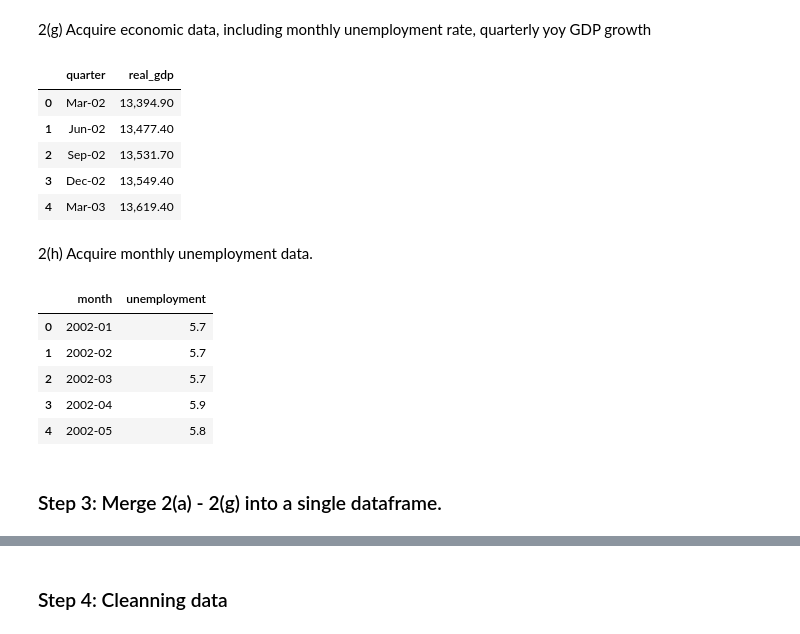
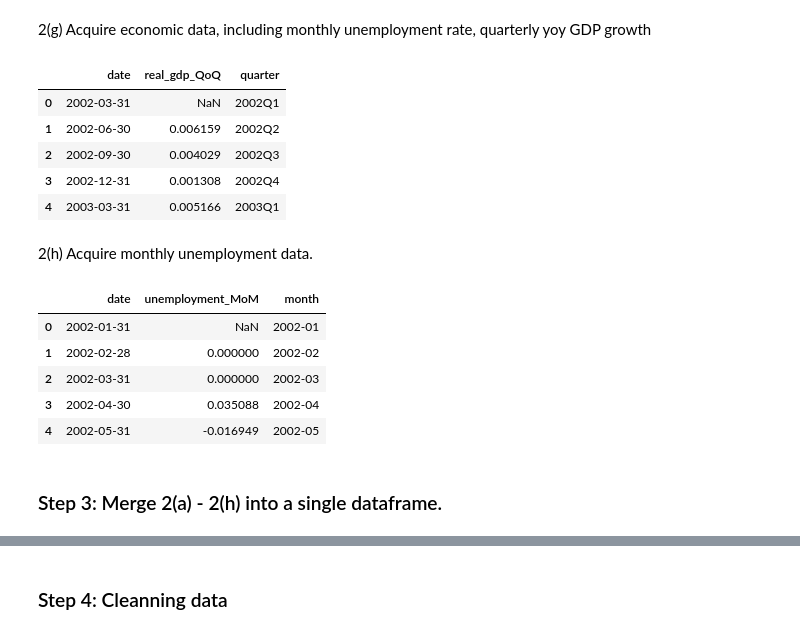
Before and after one commit to stevegbrooks/big-portfolio-learner, a Jupyter notebook: big_portfolio_learner.ipynb, the cells around one changed output, grey strips where cells are left out. Cells and saved outputs as stored; diff of their text form; code cells hidden in the pictures.

Commit message:
Complete mega data sheet other than financial and technical data

```diff
--- a/big_portfolio_learner.ipynb
+++ b/big_portfolio_learner.ipynb
@@ -424,44 +470,54 @@ forex_data.head()
 # %%
 gdp_data = pd.read_csv('/content/other_data/gdp.csv')
 
-gdp_data = gdp_data[['quarter', 'real_gdp']]
+gdp_data = gdp_data[['date', 'real_gdp']]
 
 # filling missing data
 gdp_data = gdp_data.fillna(method='ffill')
 
 # convert data format
-# gdp_data['quarter'] = pd.to_datetime(gdp_data.quarter)
-# gdp_data = gdp_data[gdp_data['quarter'] < pd.Timestamp(2020,1,1)]
+gdp_data['date'] = pd.to_datetime(gdp_data.date)
+gdp_data = gdp_data[gdp_data['date'] < pd.Timestamp(2020,1,1)]
+gdp_data['real_gdp_QoQ'] = gdp_data['real_gdp'].pct_change(1)
+gdp_data = gdp_data.drop(columns=['real_gdp'])
+
+# add quarter column
+gdp_data['quarter'] = gdp_data['date'].dt.to_period('Q')
 
 gdp_data.head()
 # %% [output]
-|  | quarter | real_gdp |
-| 0 | Mar-02 | 13,394.90 |
-| 1 | Jun-02 | 13,477.40 |
-| 2 | Sep-02 | 13,531.70 |
-| 3 | Dec-02 | 13,549.40 |
-| 4 | Mar-03 | 13,619.40 |
+|  | date | real_gdp_QoQ | quarter |
+| 0 | 2002-03-31 | NaN | 2002Q1 |
+| 1 | 2002-06-30 | 0.006159 | 2002Q2 |
+| 2 | 2002-09-30 | 0.004029 | 2002Q3 |
+| 3 | 2002-12-31 | 0.001308 | 2002Q4 |
+| 4 | 2003-03-31 | 0.005166 | 2003Q1 |
 # %% [markdown]
 2(h) Acquire monthly unemployment data.
 # %%
 unemployment_data = pd.read_csv('/content/other_data/unemployment.csv')
 
-unemployment_data = unemployment_data[['month', 'unemployment']]
+unemployment_data = unemployment_data[['date', 'unemployment']]
 
 # filling missing data
 unemployment_data = unemployment_data.fillna(method='ffill')
 
 # convert data format
-# unemployment_data['month'] = pd.to_datetime(gdp_data.month)
-# unemployment_data = unemployment_data[gdp_data['month'] < pd.Timestamp(2020,1,1)]
+unemployment_data['date'] = pd.to_datetime(unemployment_data.date)
+unemployment_data = unemployment_data[unemployment_data['date'] < pd.Timestamp(2020,1,1)]
+unemployment_data['unemployment_MoM'] = unemployment_data['unemployment'].pct_change(1)
+unemployment_data = unemployment_data.drop(columns=['unemployment'])
+
+# add month column
+unemployment_data['month'] = unemployment_data['date'].dt.to_period('M')
 
 unemployment_data.head()
 # %% [output]
-|  | month | unemployment |
-| 0 | 2002-01 | 5.7 |
-| 1 | 2002-02 | 5.7 |
-| 2 | 2002-03 | 5.7 |
-| 3 | 2002-04 | 5.9 |
-| 4 | 2002-05 | 5.8 |
+|  | date | unemployment_MoM | month |
+| 0 | 2002-01-31 | NaN | 2002-01 |
+| 1 | 2002-02-28 | 0.000000 | 2002-02 |
+| 2 | 2002-03-31 | 0.000000 | 2002-03 |
+| 3 | 2002-04-30 | 0.035088 | 2002-04 |
+| 4 | 2002-05-31 | -0.016949 | 2002-05 |
 # %% [markdown]
-### Step 3: Merge 2(a) - 2(g) into a single dataframe.
+### Step 3: Merge 2(a) - 2(h) into a single dataframe.
```
Also changed, not shown: parts of 16 cells of this notebook.
